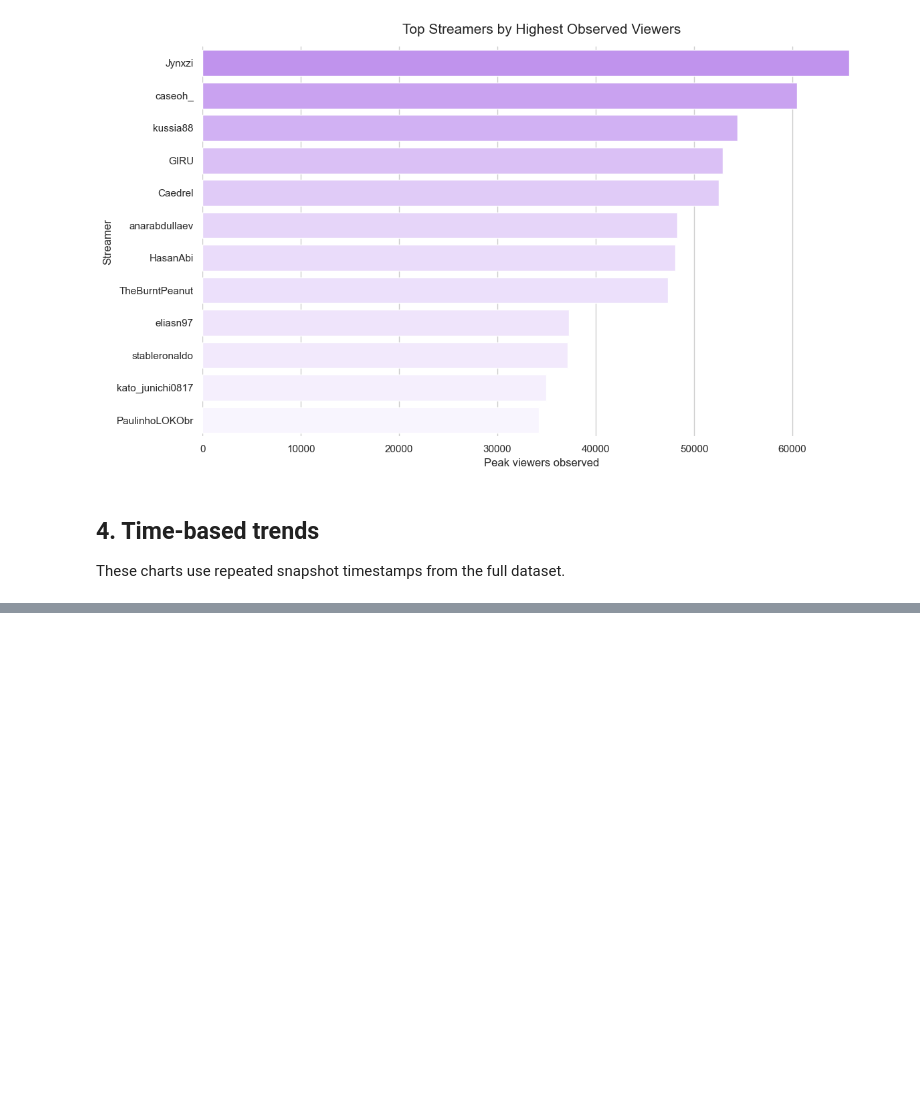
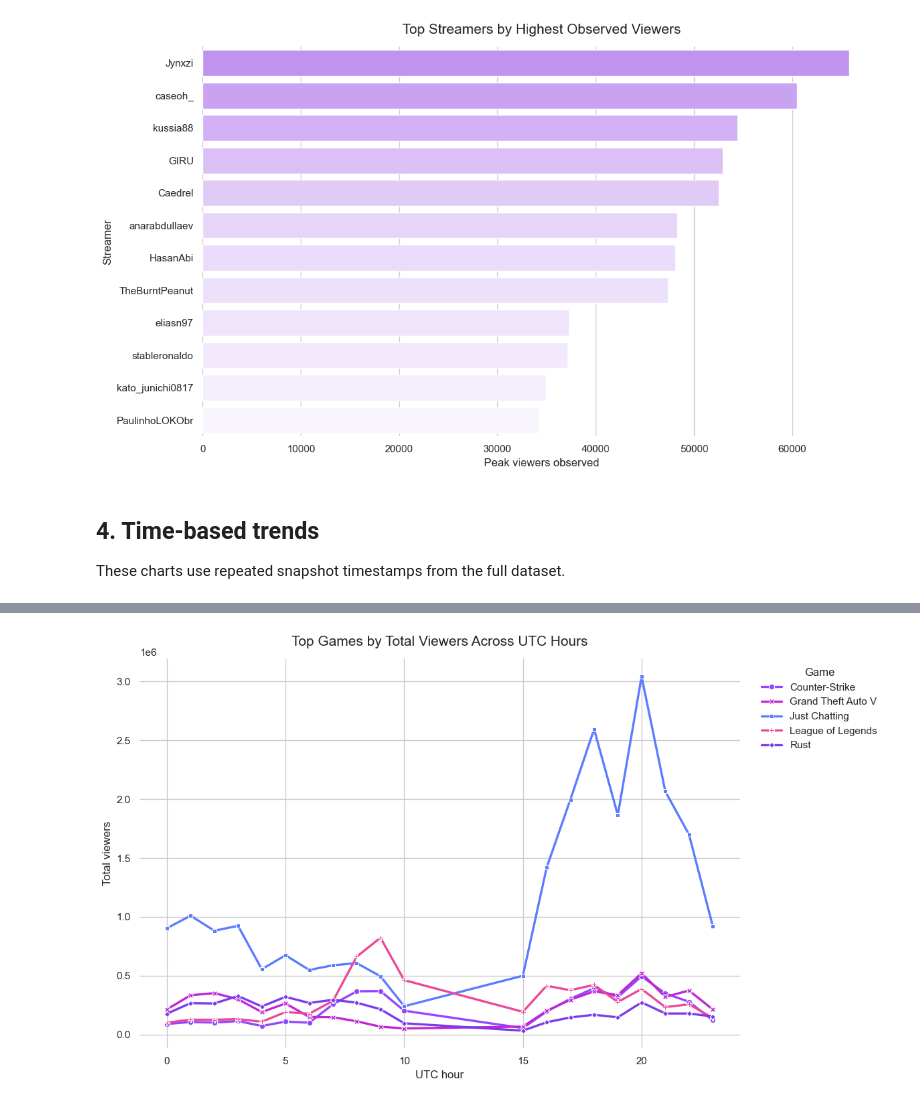
Before and after one commit to magewade/twitch-project, a Jupyter notebook: notebooks/twitch_analytics.ipynb, the cells around one changed output, grey strips where cells are left out. Cells and saved outputs as stored; diff of their text form; code cells hidden in the pictures; blank space fills up the shorter version.

```diff
--- a/notebooks/twitch_analytics.ipynb
+++ b/notebooks/twitch_analytics.ipynb
@@ -375,0 +400,41 @@ plt.show()
+# %%
+top_games_for_timeline = (
+    game_hourly_summary_df.groupby("game_name", dropna=False)["total_viewers"]
+    .sum()
+    .sort_values(ascending=False)
+    .head(5)
+    .index
+)
+game_hourly_plot_df = game_hourly_summary_df[
+    game_hourly_summary_df["game_name"].isin(top_games_for_timeline)
+].copy()
+game_hourly_plot_df = game_hourly_plot_df.sort_values(
+    ["snapshot_hour_utc", "game_name"]
+)
+game_timeline_palette = sns.color_palette(
+    TIME_SERIES_PALETTE,
+    n_colors=max(len(top_games_for_timeline), 3),
+)
+
+plt.figure(figsize=(12, 7))
+ax = sns.lineplot(
+    data=game_hourly_plot_df,
+    x="snapshot_hour_utc",
+    y="total_viewers",
+    hue="game_name",
+    style="game_name",
+    markers=True,
+    dashes=False,
+    palette=game_timeline_palette,
+    linewidth=2.4,
+)
+
+ax.set_title("Top Games by Total Viewers Across UTC Hours", fontsize=15, pad=14)
+ax.set_xlabel("UTC hour")
+ax.set_ylabel("Total viewers")
+ax.legend(title="Game", bbox_to_anchor=(1.02, 1), loc="upper left", frameon=False)
+sns.despine(left=True, bottom=True)
+plt.tight_layout()
+plt.show()
+# %% [output]
+[figure, added]
```
Also changed, not shown: parts of 5 cells of this notebook, 2 other files.
